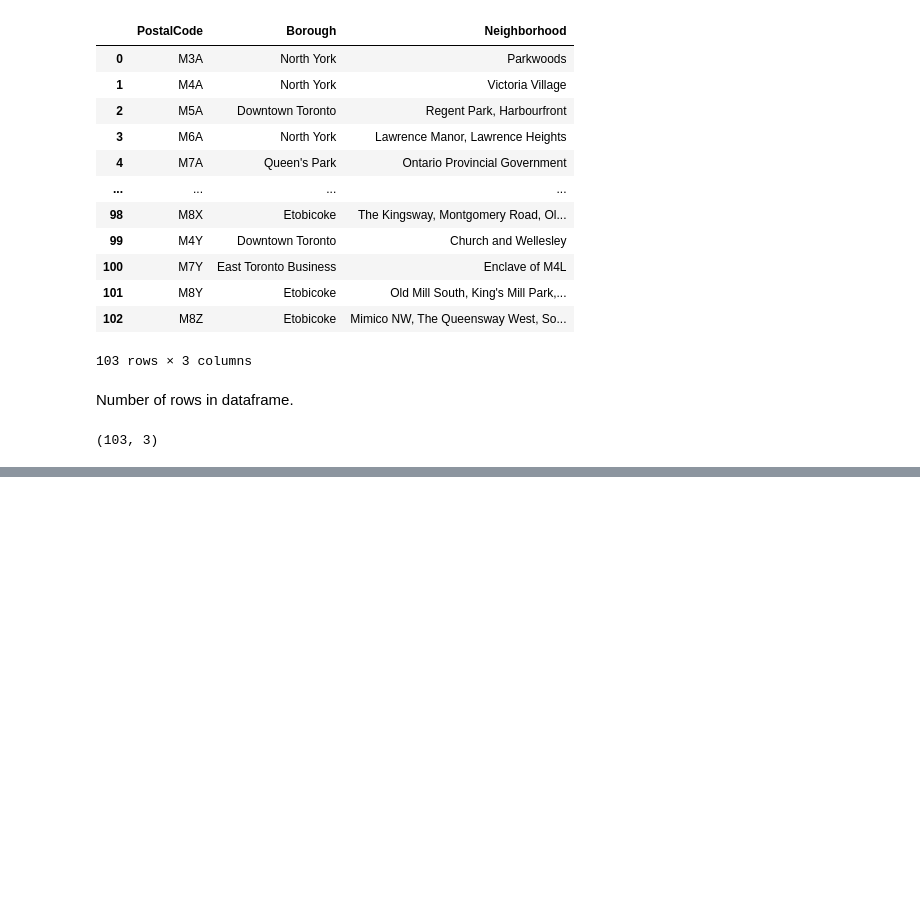
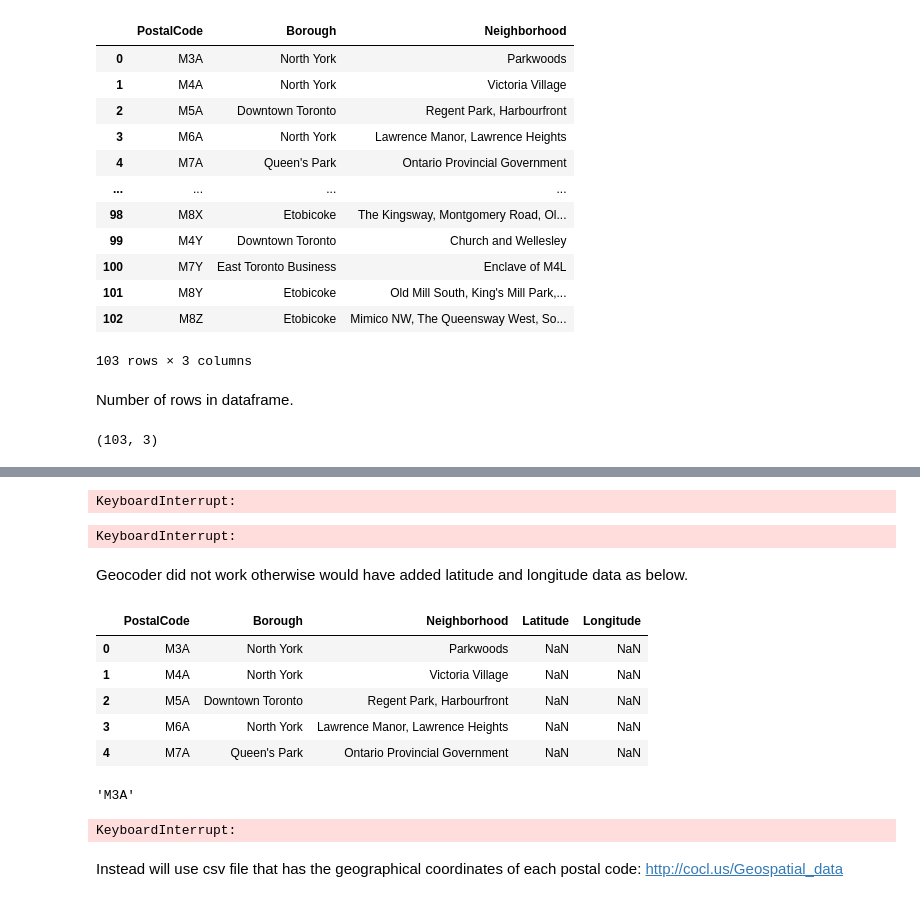
Before and after one commit to diablo371/Coursera_Capstone, a Jupyter notebook: IBM Applied Data Science Specialisation Capstone Project.ipynb, the cells around one changed output, grey strips where cells are left out. Saved outputs shown, nothing was run; the diff lists cells and outputs as text; code cells hidden in the pictures; blank space fills up the shorter version.

```diff
--- a/IBM Applied Data Science Specialisation Capstone Project.ipynb
+++ b/IBM Applied Data Science Specialisation Capstone Project.ipynb
@@ -77,0 +84,57 @@ df.shape
+# %%
+# initialize your variable to None
+lat_lng_coords = None
+
+# loop until you get the coordinates
+while(lat_lng_coords is None):
+    g = geocoder.google('{}, Toronto, Ontario'.format('M3A'))
+    lat_lng_coords = g.latlng
+
+latitude = lat_lng_coords[0]
+longitude = lat_lng_coords[1]
+# %% [output]
+KeyboardInterrupt:
+# %%
+#test for a more common example
+while(lat_lng_coords is None):
+    g = geocoder.google('Mountain View, CA')
+    lat_lng_coords = g.latlng
+# %% [output]
+KeyboardInterrupt:
+# %% [markdown]
+Geocoder did not work otherwise would have added latitude and longitude data as below.
+# %%
+a=np.empty(df.shape[0])
+a[:]=np.nan
+latitude=a.tolist()
+longitude=a.tolist()
+# %%
+df['Latitude']=latitude
+df['Longitude']=longitude
+# %%
+df.head()
+# %% [output]
+|  | PostalCode | Borough | Neighborhood | Latitude | Longitude |
+| 0 | M3A | North York | Parkwoods | NaN | NaN |
+| 1 | M4A | North York | Victoria Village | NaN | NaN |
+| 2 | M5A | Downtown Toronto | Regent Park, Harbourfront | NaN | NaN |
+| 3 | M6A | North York | Lawrence Manor, Lawrence Heights | NaN | NaN |
+| 4 | M7A | Queen's Park | Ontario Provincial Government | NaN | NaN |
+# %%
+df['PostalCode'][0]
+# %% [output]
+'M3A'
+# %%
+for row in range(df.shape[0]):
+    lat_lng_coords = None
+    while(lat_lng_coords is None):
+        g = geocoder.google('{}, Toronto, Ontario'.format(df['PostalCode'][row]))
+        lat_lng_coords = g.latlng
+    latitude = lat_lng_coords[0]
+    longitude = lat_lng_coords[1]
+    df['Latitude'][row]=latitude
+    df['Longitude'][row]=longitude
+# %% [output]
+KeyboardInterrupt:
+# %% [markdown]
+Instead will use csv file that has the geographical coordinates of each postal code: http://cocl.us/Geospatial_data
```
Also changed, not shown: parts of 13 cells of this notebook.
